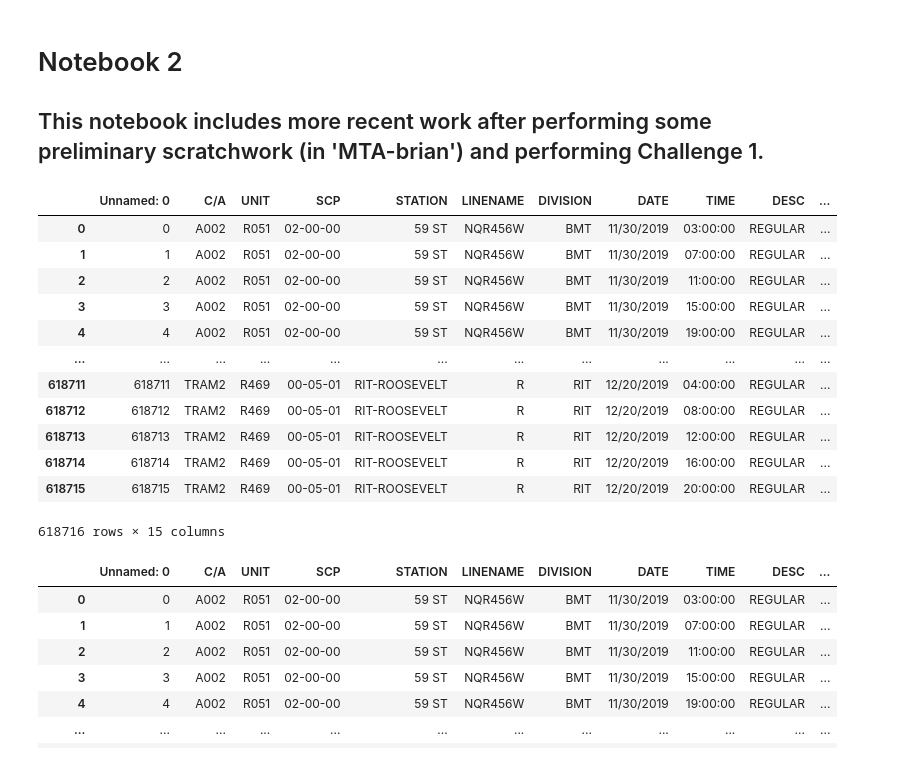
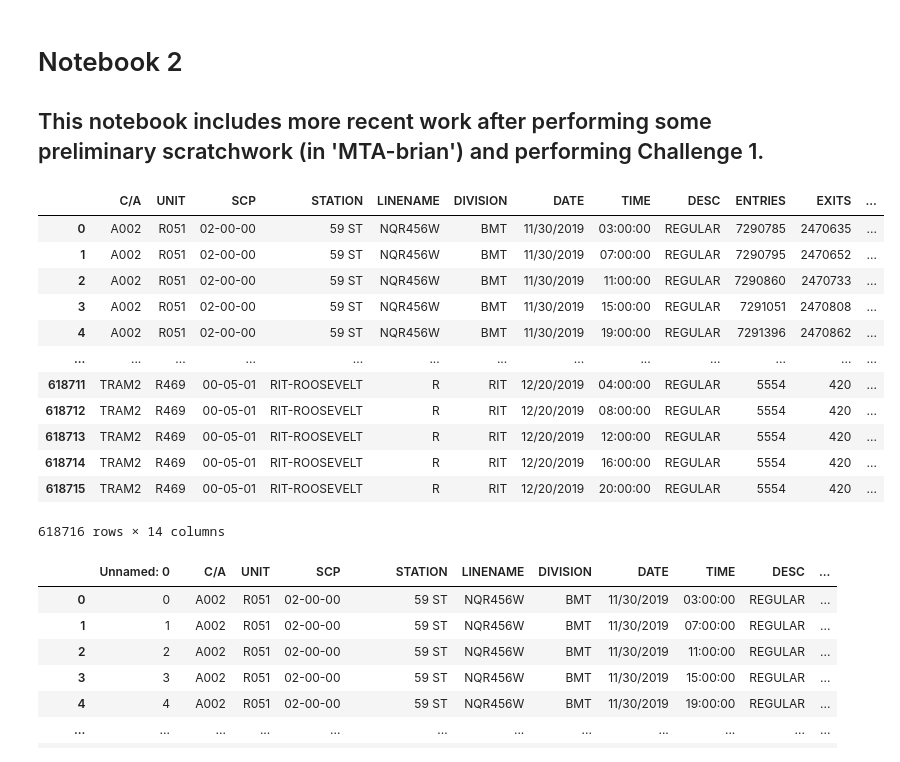
Before and after one commit to manyshapes/MTA-Ridership-Time-Analysis, a Jupyter notebook: MTA-brian-200703.ipynb, the cells around one changed output. Drawn from its saved outputs; the diff is of its cells as text; code cells hidden in the pictures.

```diff
--- a/MTA-brian-200703.ipynb
+++ b/MTA-brian-200703.ipynb
@@ -12,11 +12,11 @@ import seaborn as sns
 # %%
 # Import local CSV files and change name of EXITS column
 
-df_dec19 = pd.read_csv('december_turnstiles.csv')
+df_dec19 = pd.read_csv('december_turnstiles.csv', index_col = 0)
 df_dec19 = df_dec19.rename(columns={'EXITS                                                               ':'EXITS'})
-df_mar20 = pd.read_csv('march_turnstiles.csv')
+df_mar20 = pd.read_csv('march_turnstiles.csv', index_col = 0)
 df_mar20 = df_mar20.rename(columns={'EXITS                                                               ':'EXITS'})
-df_june20 = pd.read_csv('june_turnstiles.csv')
+df_june20 = pd.read_csv('june_turnstiles.csv', index_col = 0)
 df_june20 = df_june20.rename(columns={'EXITS                                                               ':'EXITS'})
 # %%
 # Functions to organize data by foot traffic, turnstiles, and traffic (credit: Lauren Fields)
@@ -48,48 +48,47 @@ def trafficFix(dataframe):
 
 """
 
 def betterColumns(dataframe):
     dataframe['TIMESTAMP'] = pd.to_datetime(dataframe['DATE'] + ' ' + dataframe['TIME'])
     dataframe.columns = dataframe.columns.str.rstrip()
     dataframe['FOOTTRAFFIC'] = dataframe['ENTRIES'] + dataframe['EXITS']
     return dataframe
 
 def turnstileColumn(dataframe):
     '''
     Takes an MTA dataframe & creates a new column
     Where there's an index number for each Turn Stile in frame.
     '''
     eachTS = dataframe.groupby(["C/A", "UNIT", "SCP", "STATION"])[['ENTRIES']].count()
     del eachTS['ENTRIES']
     howMany = len(eachTS)
     eachTS['TURNSTILE'] = range(1,(howMany + 1))
     dataframe = pd.merge(dataframe, eachTS,  how='left',
                          left_on=['C/A','UNIT','SCP', 'STATION'],
                          right_on = ['C/A','UNIT','SCP', 'STATION'])
     return dataframe
 
 def trafficFix(dataframe):
     dataframe['FOOTTRAFFIC'] = dataframe.groupby('TURNSTILE')['FOOTTRAFFIC'].diff().fillna(method='backfill')
     dataframe['FOOTTRAFFIC'] = dataframe['FOOTTRAFFIC'].astype(int)
     return dataframe
 
 
-
-trafficFix(df_dec19)
+df_dec19
 # %% [output]
-|  | Unnamed: 0 | C/A | UNIT | SCP | STATION | LINENAME | DIVISION | DATE | TIME | DESC | ... |
-| 0 | 0 | A002 | R051 | 02-00-00 | 59 ST | NQR456W | BMT | 11/30/2019 | 03:00:00 | REGULAR | ... |
-| 1 | 1 | A002 | R051 | 02-00-00 | 59 ST | NQR456W | BMT | 11/30/2019 | 07:00:00 | REGULAR | ... |
-| 2 | 2 | A002 | R051 | 02-00-00 | 59 ST | NQR456W | BMT | 11/30/2019 | 11:00:00 | REGULAR | ... |
-| 3 | 3 | A002 | R051 | 02-00-00 | 59 ST | NQR456W | BMT | 11/30/2019 | 15:00:00 | REGULAR | ... |
-| 4 | 4 | A002 | R051 | 02-00-00 | 59 ST | NQR456W | BMT | 11/30/2019 | 19:00:00 | REGULAR | ... |
-| ... | ... | ... | ... | ... | ... | ... | ... | ... | ... | ... | ... |
-| 618711 | 618711 | TRAM2 | R469 | 00-05-01 | RIT-ROOSEVELT | R | RIT | 12/20/2019 | 04:00:00 | REGULAR | ... |
-| 618712 | 618712 | TRAM2 | R469 | 00-05-01 | RIT-ROOSEVELT | R | RIT | 12/20/2019 | 08:00:00 | REGULAR | ... |
-| 618713 | 618713 | TRAM2 | R469 | 00-05-01 | RIT-ROOSEVELT | R | RIT | 12/20/2019 | 12:00:00 | REGULAR | ... |
-| 618714 | 618714 | TRAM2 | R469 | 00-05-01 | RIT-ROOSEVELT | R | RIT | 12/20/2019 | 16:00:00 | REGULAR | ... |
-| 618715 | 618715 | TRAM2 | R469 | 00-05-01 | RIT-ROOSEVELT | R | RIT | 12/20/2019 | 20:00:00 | REGULAR | ... |
+|  | C/A | UNIT | SCP | STATION | LINENAME | DIVISION | DATE | TIME | DESC | ENTRIES | EXITS | ... |
+| 0 | A002 | R051 | 02-00-00 | 59 ST | NQR456W | BMT | 11/30/2019 | 03:00:00 | REGULAR | 7290785 | 2470635 | ... |
+| 1 | A002 | R051 | 02-00-00 | 59 ST | NQR456W | BMT | 11/30/2019 | 07:00:00 | REGULAR | 7290795 | 2470652 | ... |
+| 2 | A002 | R051 | 02-00-00 | 59 ST | NQR456W | BMT | 11/30/2019 | 11:00:00 | REGULAR | 7290860 | 2470733 | ... |
+| 3 | A002 | R051 | 02-00-00 | 59 ST | NQR456W | BMT | 11/30/2019 | 15:00:00 | REGULAR | 7291051 | 2470808 | ... |
+| 4 | A002 | R051 | 02-00-00 | 59 ST | NQR456W | BMT | 11/30/2019 | 19:00:00 | REGULAR | 7291396 | 2470862 | ... |
+| ... | ... | ... | ... | ... | ... | ... | ... | ... | ... | ... | ... | ... |
+| 618711 | TRAM2 | R469 | 00-05-01 | RIT-ROOSEVELT | R | RIT | 12/20/2019 | 04:00:00 | REGULAR | 5554 | 420 | ... |
+| 618712 | TRAM2 | R469 | 00-05-01 | RIT-ROOSEVELT | R | RIT | 12/20/2019 | 08:00:00 | REGULAR | 5554 | 420 | ... |
+| 618713 | TRAM2 | R469 | 00-05-01 | RIT-ROOSEVELT | R | RIT | 12/20/2019 | 12:00:00 | REGULAR | 5554 | 420 | ... |
+| 618714 | TRAM2 | R469 | 00-05-01 | RIT-ROOSEVELT | R | RIT | 12/20/2019 | 16:00:00 | REGULAR | 5554 | 420 | ... |
+| 618715 | TRAM2 | R469 | 00-05-01 | RIT-ROOSEVELT | R | RIT | 12/20/2019 | 20:00:00 | REGULAR | 5554 | 420 | ... |
-618716 rows × 15 columns
+618716 rows × 14 columns
 # %%
 # Create a new FOOTTRAFFIC column for each data set
 """
```
Also changed, not shown: parts of 3 cells of this notebook.
